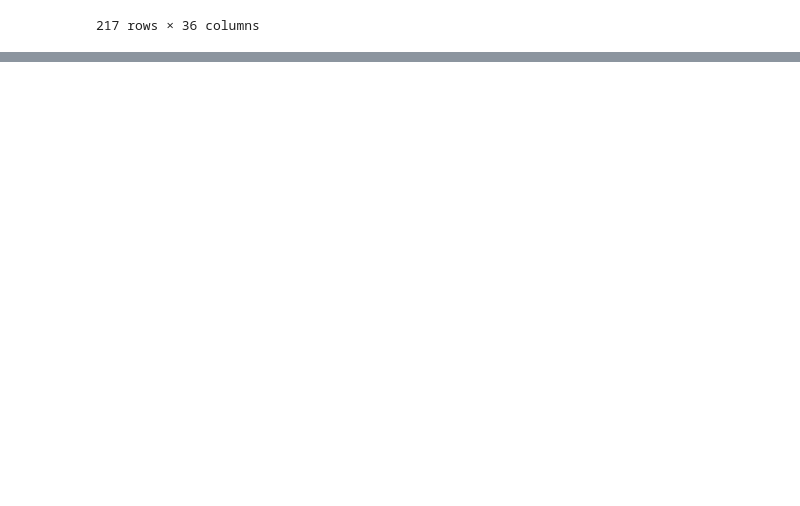
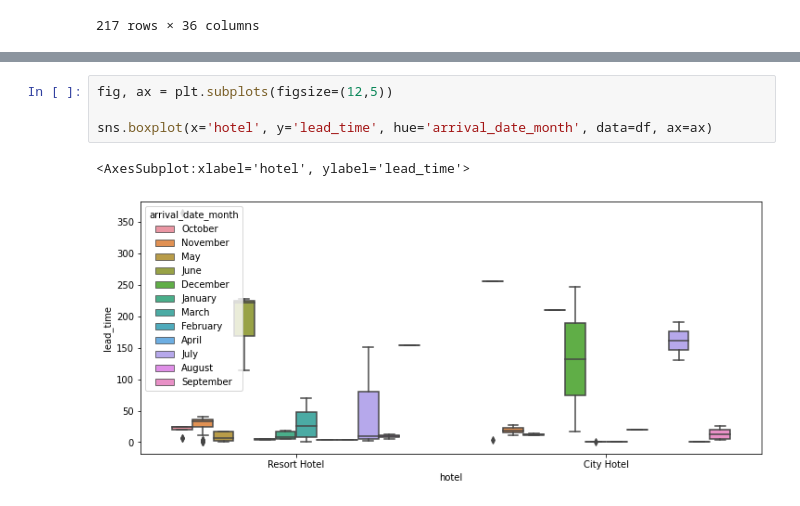
Before and after one commit to elhamfallah/different-projects, a Jupyter notebook: hotel-booking-analysis.ipynb, the cells around one changed output, grey strips where cells are left out. Saved outputs shown, nothing was run; the diff lists cells and outputs as text; blank space fills up the shorter version.

Commit message:
Kaggle Notebook | hotel booking analysis | Version 14

```diff
--- a/hotel-booking-analysis.ipynb
+++ b/hotel-booking-analysis.ipynb
@@ -186,0 +267,7 @@ Text(0.5, 1.0, 'Normalized data')
+# %%
+fig, ax = plt.subplots(figsize=(12,5))
+
+sns.boxplot(x='hotel', y='lead_time', hue='arrival_date_month', data=df, ax=ax)
+# %% [output]
+<AxesSubplot:xlabel='hotel', ylabel='lead_time'>
+[figure, added]
```
Also changed, not shown: parts of 26 cells of this notebook.
